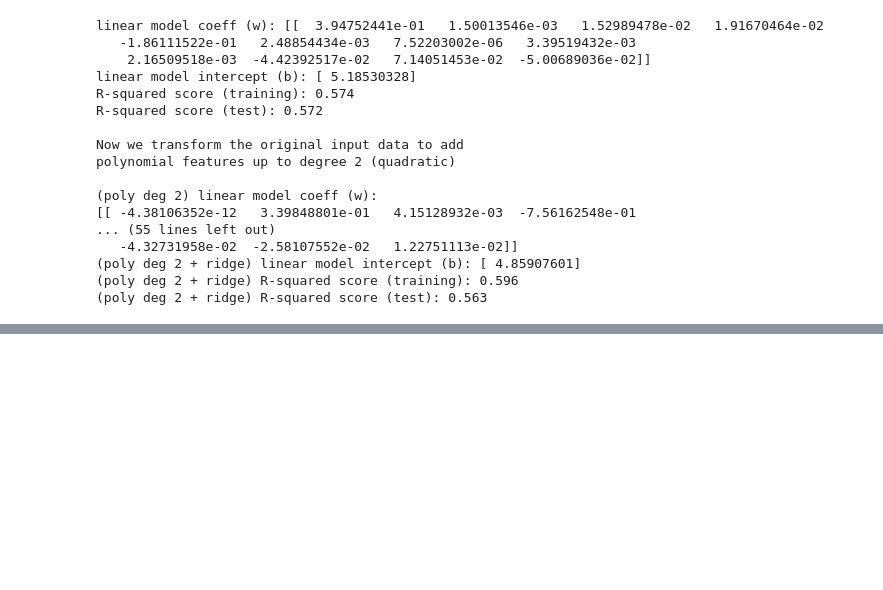
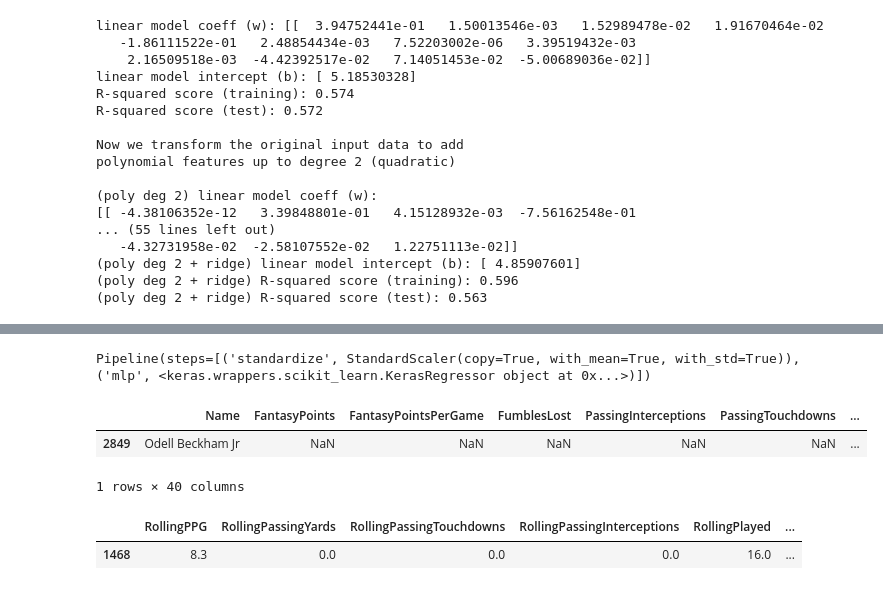
Before and after one commit to alexottenwess/fantasy_2018, a Jupyter notebook: fantasy_ppg_predictor.ipynb, the cells around one changed output, grey strips where cells are left out. Saved outputs shown, nothing was run; the diff lists cells and outputs as text; code cells hidden in the pictures; blank space fills up the shorter version.

Commit message:
generated predictions using 1-year rolling avg

```diff
--- a/fantasy_ppg_predictor.ipynb
+++ b/fantasy_ppg_predictor.ipynb
@@ -19,13 +19,16 @@ for year in years:
     year_dfs.append(year_df)
 
 all_players = pd.concat(year_dfs)
+players_2017 = all_players[all_players['Year'] == 2017]['Name'].values
+players_2018 = {'Name': players_2017, 'Year': [2018] * len(players_2017)}
+players_2018_df = pd.DataFrame(data=players_2018)
+all_players = pd.concat([all_players, players_2018_df])
+
 all_players = all_players.sort_values(['Name', 'Year'])
 same_player_boolean_mask = all_players['Name'].shift() == all_players['Name']
 all_players[prev_year_columns] = all_players[current_year_columns].shift()
 all_players = all_players[same_player_boolean_mask]
-
 all_players = all_players.set_index('Name')
 all_players['RookieYear'] = all_players.groupby('Name')['Year'].min() - 1
 all_players.reset_index(inplace=True)
 all_players['YearsInLeague'] = all_players['Year'] - all_players['RookieYear']
-all_players.head(15)
@@ -51,4 +36,5 @@ all_players.head(15)
 all_players = all_players.set_index('Name')
 all_players[rolling_columns] = all_players.groupby('Name')[prev_year_columns].rolling(1).mean().reset_index(0, drop=True)
 all_players.reset_index(inplace=True)
-all_players[['Name'] + feature_columns]
+new_players = all_players[all_players["Year"] == 2018] #save new 2018 players for prediction
+all_players = all_players[all_players["Year"] != 2018] #remove 2018 players from training set
@@ -351,0 +313,23 @@ Wider: -8.95 (1.24) MSE
+# %%
+## Final Model
+numpy.random.seed(seed)
+estimators = []
+estimators.append(('standardize', StandardScaler()))
+estimators.append(('mlp', KerasRegressor(build_fn=baseline_model, epochs=100, batch_size=5, verbose=0)))
+pipeline = Pipeline(estimators)
+pipeline.fit(X, y)
+# %% [output]
+Pipeline(steps=[('standardize', StandardScaler(copy=True, with_mean=True, with_std=True)), ('mlp', <keras.wrappers.scikit_learn.KerasRegressor object at 0x...>)])
+# %%
+new_players[new_players["Name"].str.contains("Beckham")]
+# %% [output]
+|  | Name | FantasyPoints | FantasyPointsPerGame | FumblesLost | PassingInterceptions | PassingTouchdowns | ... |
+| 2849 | Odell Beckham Jr | NaN | NaN | NaN | NaN | NaN | ... |
+1 rows × 40 columns
+# %%
+# pipeline.predict(player)
+player = new_players[new_players["Name"].str.contains("Golden Tate")][feature_columns]
+player
+# %% [output]
+|  | RollingPPG | RollingPassingYards | RollingPassingTouchdowns | RollingPassingInterceptions | RollingPlayed | ... |
+| 1468 | 8.3 | 0.0 | 0.0 | 0.0 | 16.0 | ... |
```
Also changed, not shown: parts of 10 cells of this notebook.
